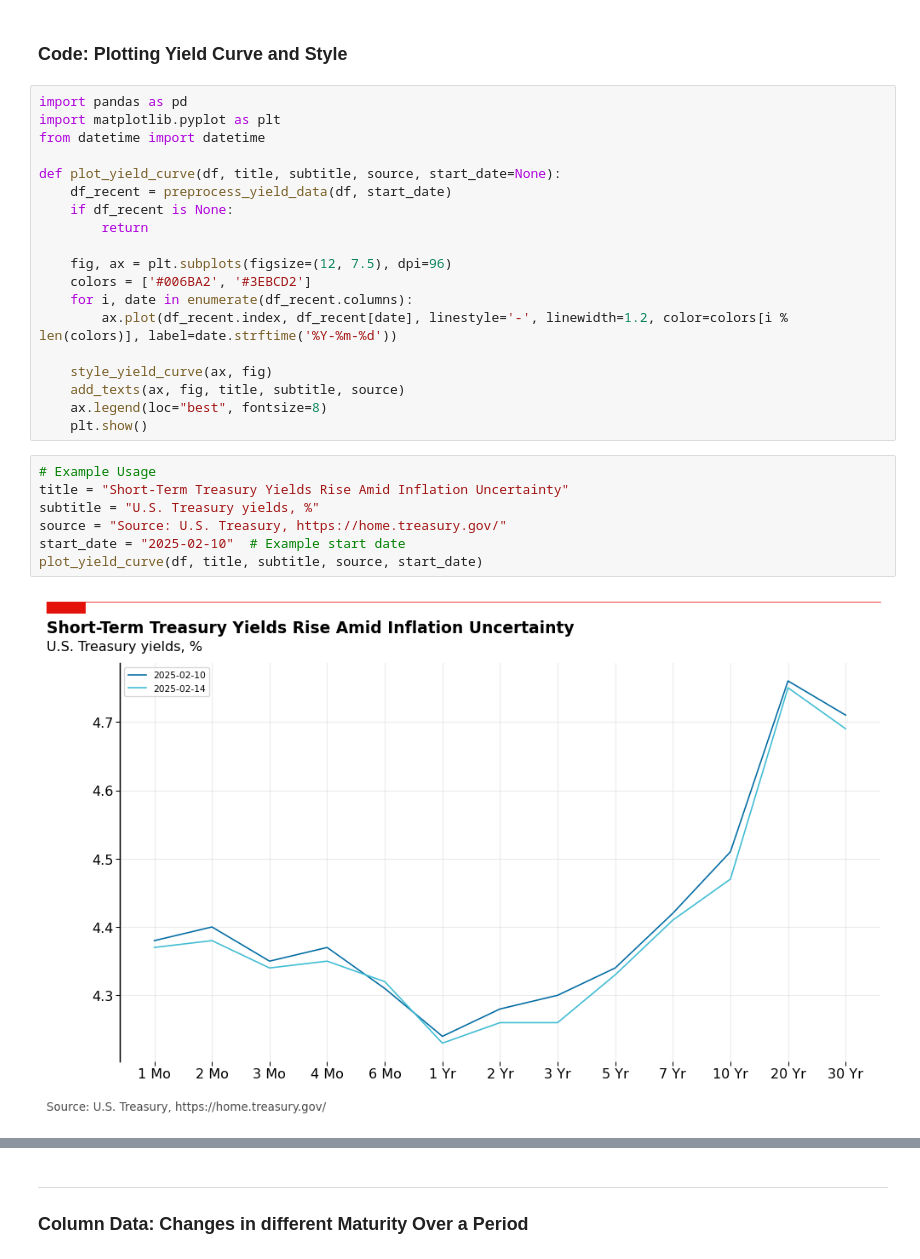
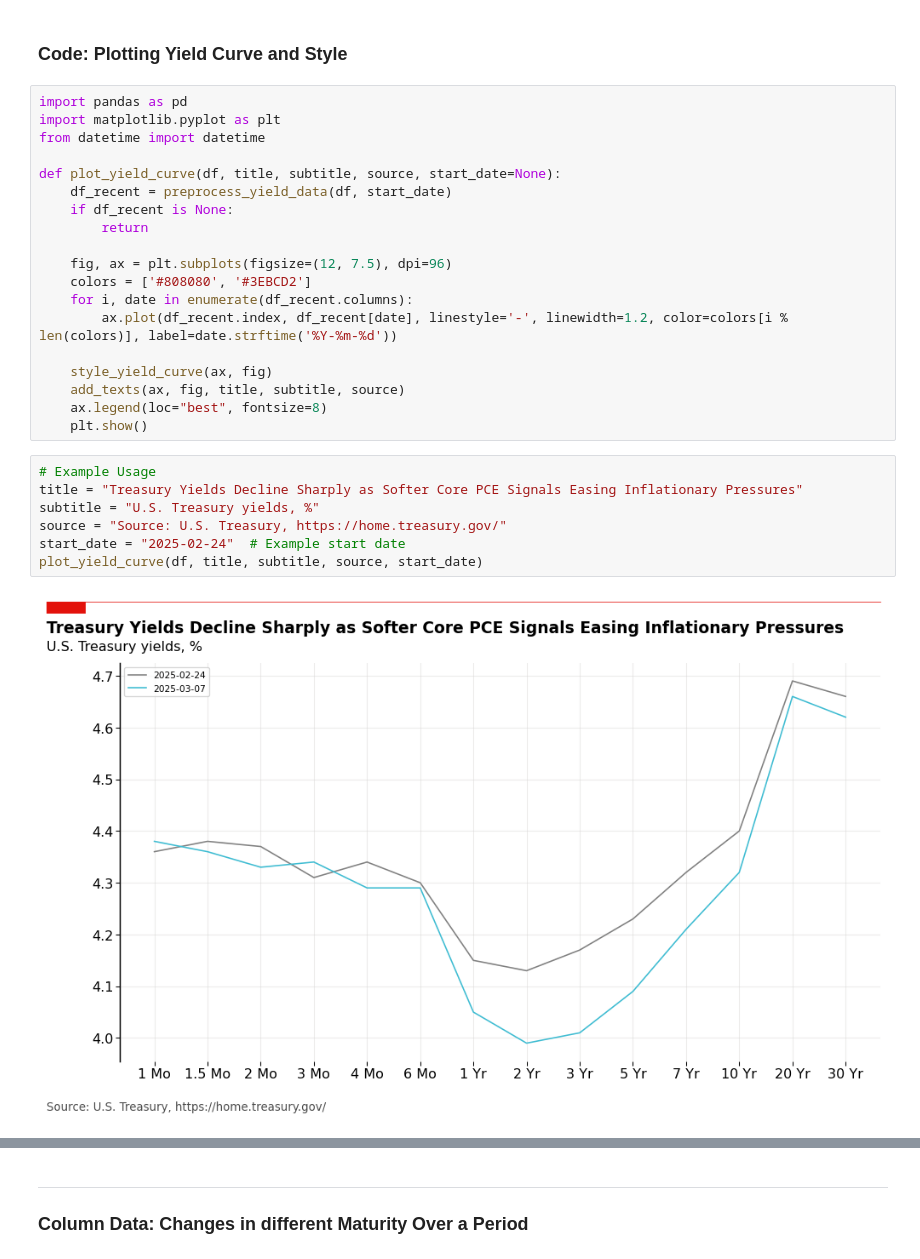
Before and after one commit to MatchaAzukii/Azukii_Project, a Jupyter notebook: weekly finance data/weekly finance.ipynb, the cells around one changed output, grey strips where cells are left out. Saved outputs shown, nothing was run; the diff lists cells and outputs as text.

```diff
--- a/weekly finance data/weekly finance.ipynb
+++ b/weekly finance data/weekly finance.ipynb
@@ -82,7 +82,7 @@ def plot_yield_curve(df, title, subtitle, source, start_date=None):
         return
 
     fig, ax = plt.subplots(figsize=(12, 7.5), dpi=96)
-    colors = ['#006BA2', '#3EBCD2']
+    colors = ['#808080', '#3EBCD2']
     for i, date in enumerate(df_recent.columns):
         ax.plot(df_recent.index, df_recent[date], linestyle='-', linewidth=1.2, color=colors[i % len(colors)], label=date.strftime('%Y-%m-%d'))
 
@@ -92,10 +92,10 @@ def plot_yield_curve(df, title, subtitle, source, start_date=None):
     plt.show()
 # %%
 # Example Usage
-title = "Short-Term Treasury Yields Rise Amid Inflation Uncertainty"
+title = "Treasury Yields Decline Sharply as Softer Core PCE Signals Easing Inflationary Pressures"
 subtitle = "U.S. Treasury yields, %"
 source = "Source: U.S. Treasury, https://home.treasury.gov/"
-start_date = "2025-02-10"  # Example start date
+start_date = "2025-02-24"  # Example start date
 plot_yield_curve(df, title, subtitle, source, start_date)
 # %% [output]
-[figure, old version]
+[figure, new version]
```
Also changed, not shown: parts of 9 cells of this notebook, 1 other file.
